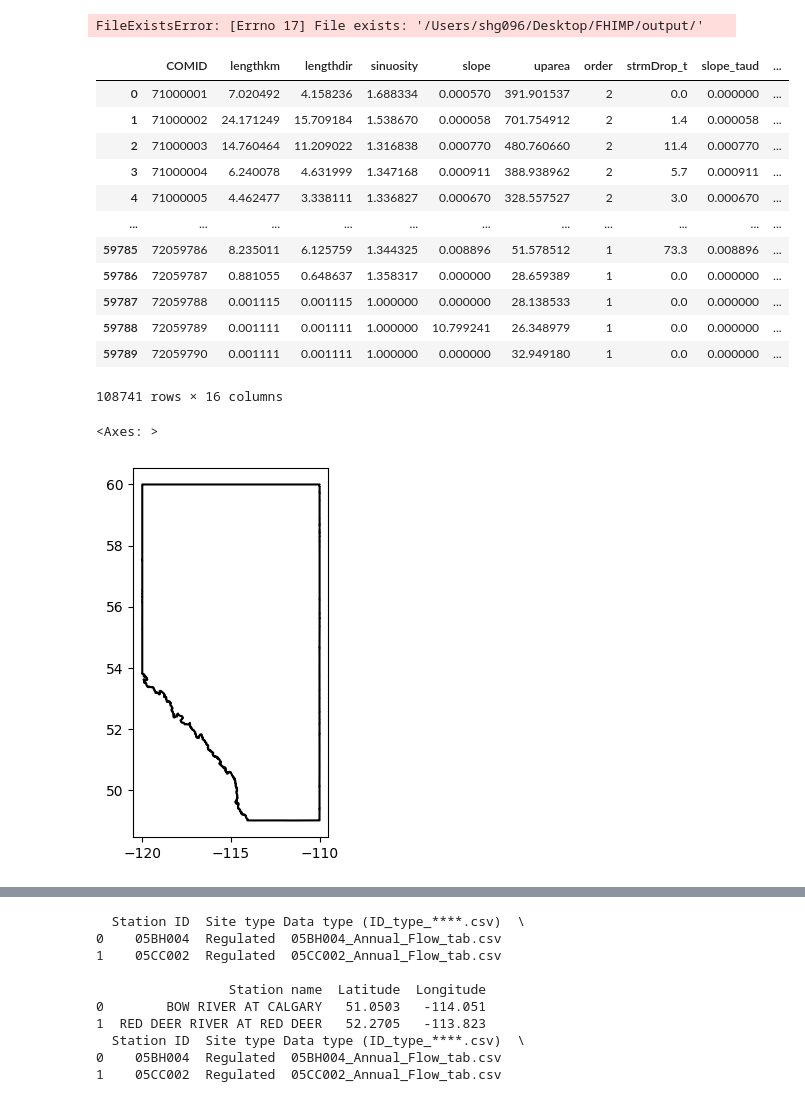
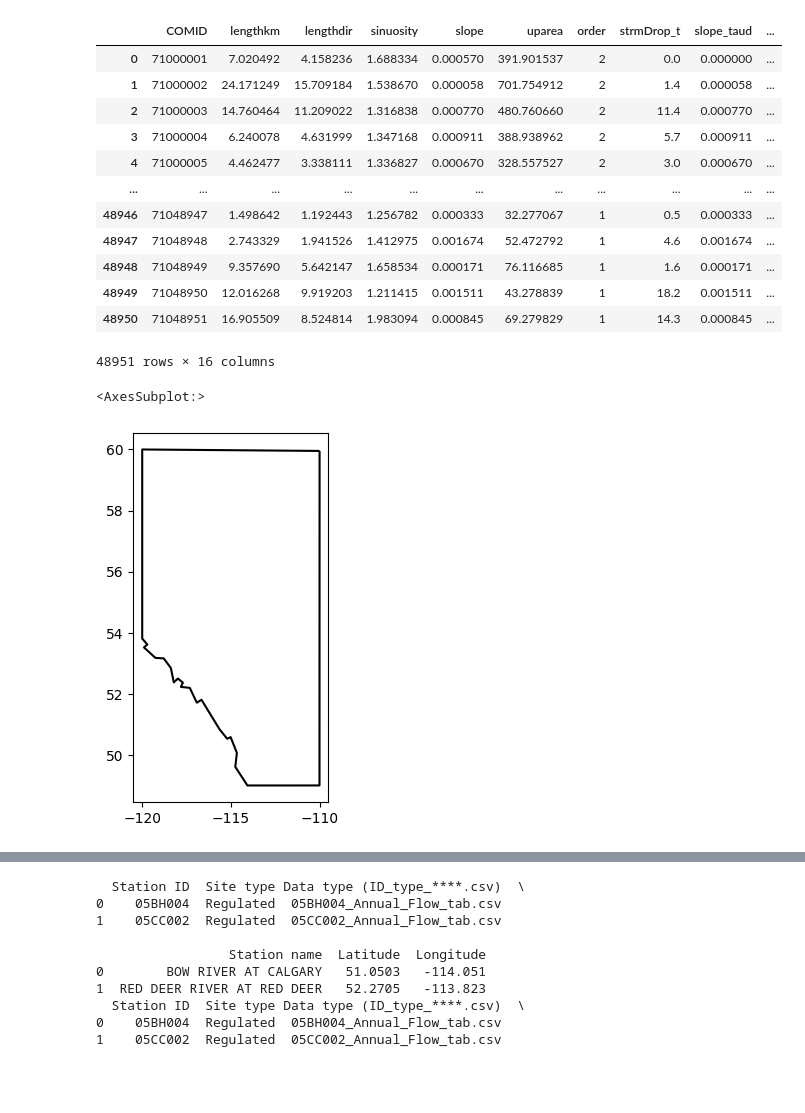
Before and after one commit to ShervanGharari/FHIMP, a Jupyter notebook: hydro-models/01_domain_selection/domain_selection.ipynb, the cells around one changed output, grey strips where cells are left out. Drawn from its saved outputs; the diff is of its cells as text; code cells hidden in the pictures.

```diff
--- a/hydro-models/01_domain_selection/domain_selection.ipynb
+++ b/hydro-models/01_domain_selection/domain_selection.ipynb
@@ -16,55 +16,53 @@ import os
 mb_path = '/Users/shg096/Desktop/MERIT_Hydro/cat/'
 rv_path = '/Users/shg096/Desktop/MERIT_Hydro/riv/'
 
-#mb_path = '/project/rpp-kshook/Model_Output/MERIT-Basins/MERIT_Hydro_v07_Basins_v01_bugfix1/pfaf_level_02/'
-#rv_path = '/project/rpp-kshook/Model_Output/MERIT-Basins/MERIT_Hydro_v07_Basins_v01_bugfix1/pfaf_level_02/'
+mb_path = '/project/rpp-kshook/Model_Output/MERIT-Basins/MERIT_Hydro_v07_Basins_v01_bugfix1/pfaf_level_02/'
+rv_path = '/project/rpp-kshook/Model_Output/MERIT-Basins/MERIT_Hydro_v07_Basins_v01_bugfix1/pfaf_level_02/'
 
 # output paths
 path_out = '/home/shg096/scratch/Bow_at_Calgary/domain/'
-path_out = '/Users/shg096/Desktop/FHIMP/output/'
-os.makedirs(path_out)
+#path_out = '/Users/shg096/Desktop/FHIMP/output/'
+#os.makedirs(path_out)
-# %% [output]
-FileExistsError: [Errno 17] File exists: '/Users/shg096/Desktop/FHIMP/output/'
 # %%
 # preparing the target pfaf areas for manupulation
 # %%
-pfafs = ['71', '72']
+pfafs = ['71']#, '72']
 
 # Define the file name templates with a placeholder *
 cat_file_template = 'cat_pfaf_*_MERIT_Hydro_v07_Basins_v01_bugfix1.shp'
 riv_file_template = 'riv_pfaf_*_MERIT_Hydro_v07_Basins_v01_bugfix1.shp'
 
 cat_files = []
 riv_files = []
 
 for pafaf in pfafs:
     # Replace * with the current pafaf value
     cat_files.append(cat_file_template.replace('*', pafaf))
     riv_files.append(riv_file_template.replace('*', pafaf))
 
 # reading in data and append
 cat = pd.concat([gpd.read_file(os.path.join(mb_path, f)) for f in cat_files])
 riv = pd.concat([gpd.read_file(os.path.join(rv_path, f)) for f in riv_files])
 
 cat.set_crs(epsg=4326, inplace=True, allow_override=True)
 riv.set_crs(epsg=4326, inplace=True, allow_override=True)
 # %% [output]
 |  | COMID | lengthkm | lengthdir | sinuosity | slope | uparea | order | strmDrop_t | slope_taud | ... |
 | 0 | 71000001 | 7.020492 | 4.158236 | 1.688334 | 0.000570 | 391.901537 | 2 | 0.0 | 0.000000 | ... |
 | 1 | 71000002 | 24.171249 | 15.709184 | 1.538670 | 0.000058 | 701.754912 | 2 | 1.4 | 0.000058 | ... |
 | 2 | 71000003 | 14.760464 | 11.209022 | 1.316838 | 0.000770 | 480.760660 | 2 | 11.4 | 0.000770 | ... |
 | 3 | 71000004 | 6.240078 | 4.631999 | 1.347168 | 0.000911 | 388.938962 | 2 | 5.7 | 0.000911 | ... |
 | 4 | 71000005 | 4.462477 | 3.338111 | 1.336827 | 0.000670 | 328.557527 | 2 | 3.0 | 0.000670 | ... |
 | ... | ... | ... | ... | ... | ... | ... | ... | ... | ... | ... |
-| 59785 | 72059786 | 8.235011 | 6.125759 | 1.344325 | 0.008896 | 51.578512 | 1 | 73.3 | 0.008896 | ... |
-| 59786 | 72059787 | 0.881055 | 0.648637 | 1.358317 | 0.000000 | 28.659389 | 1 | 0.0 | 0.000000 | ... |
-| 59787 | 72059788 | 0.001115 | 0.001115 | 1.000000 | 0.000000 | 28.138533 | 1 | 0.0 | 0.000000 | ... |
-| 59788 | 72059789 | 0.001111 | 0.001111 | 1.000000 | 10.799241 | 26.348979 | 1 | 0.0 | 0.000000 | ... |
-| 59789 | 72059790 | 0.001111 | 0.001111 | 1.000000 | 0.000000 | 32.949180 | 1 | 0.0 | 0.000000 | ... |
+| 48946 | 71048947 | 1.498642 | 1.192443 | 1.256782 | 0.000333 | 32.277067 | 1 | 0.5 | 0.000333 | ... |
+| 48947 | 71048948 | 2.743329 | 1.941526 | 1.412975 | 0.001674 | 52.472792 | 1 | 4.6 | 0.001674 | ... |
+| 48948 | 71048949 | 9.357690 | 5.642147 | 1.658534 | 0.000171 | 76.116685 | 1 | 1.6 | 0.000171 | ... |
+| 48949 | 71048950 | 12.016268 | 9.919203 | 1.211415 | 0.001511 | 43.278839 | 1 | 18.2 | 0.001511 | ... |
+| 48950 | 71048951 | 16.905509 | 8.524814 | 1.983094 | 0.000845 | 69.279829 | 1 | 14.3 | 0.000845 | ... |
-108741 rows × 16 columns
+48951 rows × 16 columns
 # %%
 # Manupulate target shapefile if desired or exists (this is optional)
-trg_shp = gpd.read_file('/Users/shg096/Downloads/lpr_000b16a_e/lpr_000b16a_e.shp')
+trg_shp = gpd.read_file('../../data/province/provinces.shp')
 sel_pr = ['Quebec', 'New Brunswick', 'Nova Scotia', 'Prince Edward Island']
 sel_pr = ['Nova Scotia', 'Prince Edward Island']
 sel_pr = ['Alberta']
@@ -72,7 +70,7 @@ sel_pr = ['Alberta']
 trg_provinces = trg_shp.loc[trg_shp.PRENAME.isin(sel_pr)].copy().to_crs(epsg=4326)
 trg_provinces.boundary.plot(color='k')
 # %% [output]
-<Axes: >
+<AxesSubplot:>
 [figure]
 # %%
 cat, riv = gm.intersect_topology(cat=cat,\
```
Also changed, not shown: parts of 6 cells of this notebook, 4 other files.
